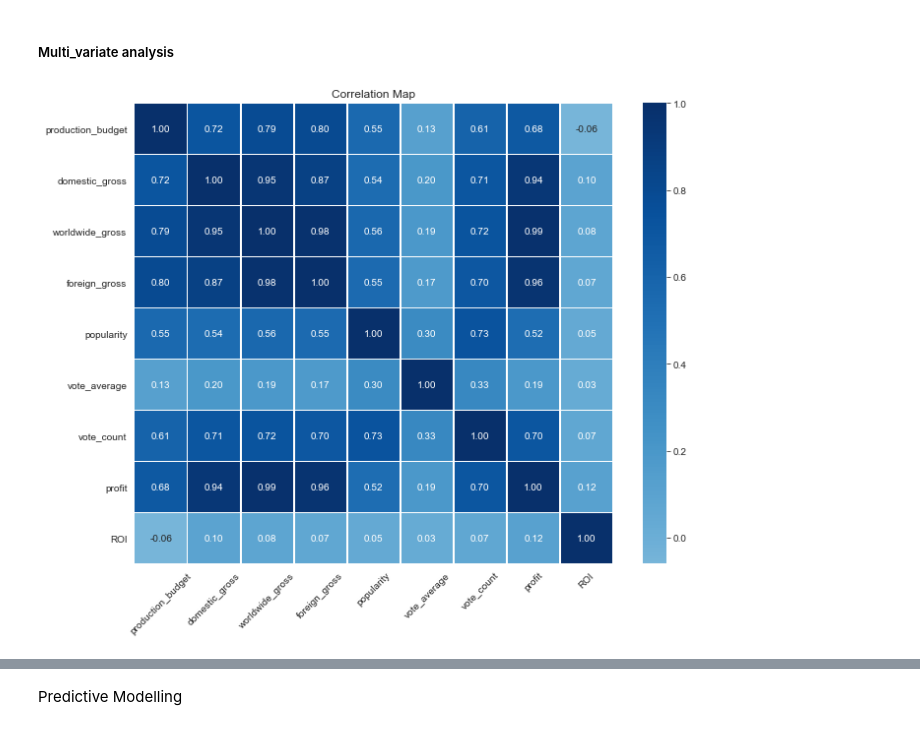
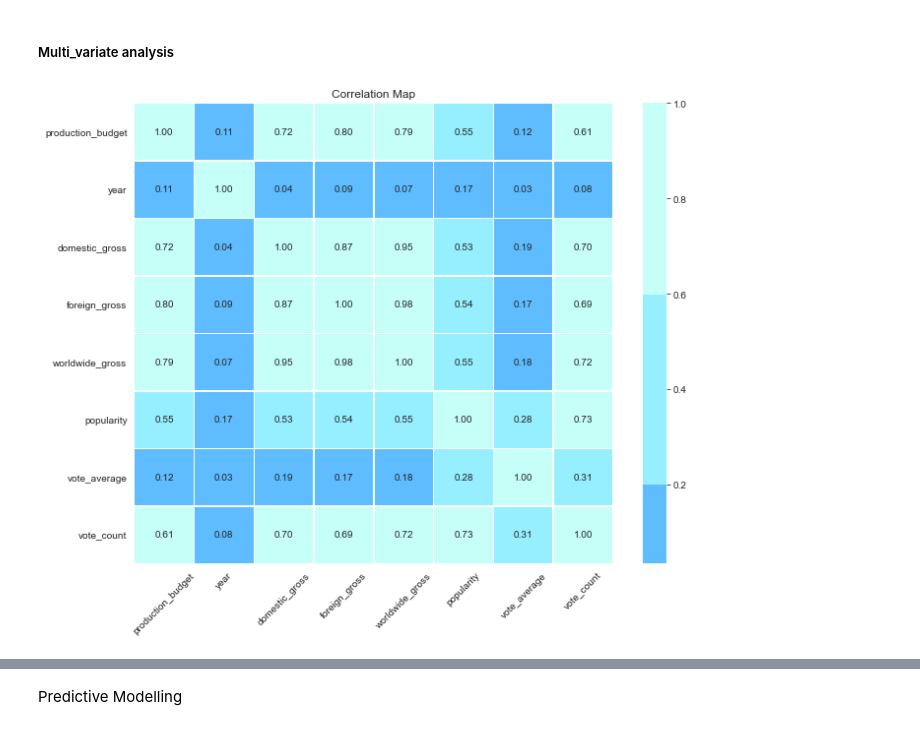
Before and after one commit to Otim135/group3-phase2-project, a Jupyter notebook: ipynbs/Ketty.ipynb, the cells around one changed output, grey strips where cells are left out. Drawn from its saved outputs; the diff is of its cells as text; code cells hidden in the pictures.

```diff
--- a/ipynbs/Ketty.ipynb
+++ b/ipynbs/Ketty.ipynb
@@ -374,11 +347,11 @@ df3 = df3.drop(columns = cols_to_drop,errors='ignore')
 ##### 1.1.0(a) Merging movie gross and movie budget dataset
 # %%
 # Left join `df1` to `df2` based on 'title' and 'year'
-merged_df = df2.merge(df1, on=['title', 'year'], how='inner', suffixes=('_df2', '_df1'))
+merged_df = df2.merge(df1, on=['title', 'year'], how='left', suffixes=('_df2', '_df1'))
 
 # Filter non-matching rows in `df1` (rows that aren't in `df2`)
 # We'll keep only the rows in `df1` that don't match `df2` and have no nulls
-not_matching_df1 = df1[~df1[['title', 'year']].isin(df2[['title', 'year']]).all(axis=1)]
+not_matching_df1 = df1.loc[~df1[['title', 'year']].isin(df2[['title', 'year']]).all(axis=1)]
 not_matching_df1 = not_matching_df1.dropna()
 
 # Concatenate `merged_df` with filtered not-matching rows from `df1`
@@ -438,8 +411,8 @@ memory usage: 78.4+ KB
 # %% [markdown]
 ##### 1.1.0(b) Merging final_df and df3_clean dataset
 # %%
-# Innner join `df1` to `df2` based on 'title' and 'year'
-merged_df1 = final_df.merge(df3, on=['title', 'year'], how='inner')
+# Inner join `df1` to `df2` based on 'title' and 'year'
+merged_df1 = final_df.merge(df3_clean, on=['title'], how='inner')
 merged_df1.info()
 # %% [output]
 <class 'pandas.core.frame.DataFrame'>
@@ -550,9 +446,6 @@ clean_movie_df
 # %%
 # dropping unwanted columns
 col_to_drop = ['year_y','genre_ids','id' ]
-clean_movie_df = clean_movie_df.drop(columns = col_to_drop,axis=1)
+merged_df1 = merged_df1.drop(columns = col_to_drop,axis=1)
 # Renaming columns
-clean_movie_df['year_x'] = clean_movie_df.rename({'year_x':'year'})
-# creating new_column
-# profit = worldwide_gross-production_budget
-clean_movie_df['profit'] = clean_movie_df['worldwide_gross']- clean_movie_df['production_budget']
+merged_df1 = merged_df1.rename(columns={'year_x':'year'})
@@ -663,10 +547,12 @@ plt.show()
 # %%
 # Plotting top 10 most frequent studios
 filtered_studios = final_df[final_df['studio'] != 'UNKNOWN']
+# colors
+colors = ['#96EFFF', '#7B66FF', '#5FBDFF' ,'#96EFFF', '#C5FFF8']
 
 plt.figure(figsize=(10, 6))
 top_studios = filtered_studios['studio'].value_counts().head(10)
-sns.barplot(x=top_studios.values, y=top_studios.index, palette='BuGn')
+sns.barplot(x=top_studios.values, y=top_studios.index, palette = colors)
 
 plt.title("Top 10 Studios by Frequency ")
 plt.xlabel("Number of Movies Produced")
@@ -856,40 +675,32 @@ plt.show()
 ##### Multi_variate analysis
 # %%
 def plot_corr_heatmap(df, cols=None, figsize=(10, 8)):
-    """
-    This function takes in a DataFrame and plots a heatmap showing correlations between the columns.
 
-    Parameters:
-    - df: DataFrame containing the data
-    - columns: List of columns to consider for the correlation map.
-      If None, all numeric columns will be used (default is None)
-    - figsize: Tuple for the figure size (default is (10, 8))
-    """
     # If columns is not provided, use all numeric columns in the DataFrame
     if cols is None:
         cols = df.select_dtypes(include=['float64', 'int64']).columns
 
     # Calculate the correlation matrix for the specified columns
     correlation_matrix = df[cols].corr()
 
     # Set up the figure size
     plt.figure(figsize=figsize)
 
     # Plot the heatmap
-    sns.heatmap(correlation_matrix, annot=True, cmap='Blues', fmt='.2f', linewidths=0.5, cbar=True, center=0)
+    sns.heatmap(correlation_matrix, annot=True, cmap=colors, fmt='.2f', linewidths=0.5, cbar=True, center=0)
 
     # Title and labels
     plt.title('Correlation Map')
     plt.xticks(rotation=45)  # Rotate x-axis labels for readability
     plt.yticks(rotation=0)   # Keep y-axis labels horizontal
 
     # Show the plot
     plt.tight_layout()
     plt.show()
 
 # Example usage:
 #plot_corr_heatmap(final_df)  # Plot the correlation map for all columns
-plot_corr_heatmap(clean_movie_df)
+plot_corr_heatmap(merged_df1)
 # %% [output]
-[figure, old version]
+[figure, new version]
 # %%
```
Also changed, not shown: parts of 38 cells of this notebook, 1 other file.
